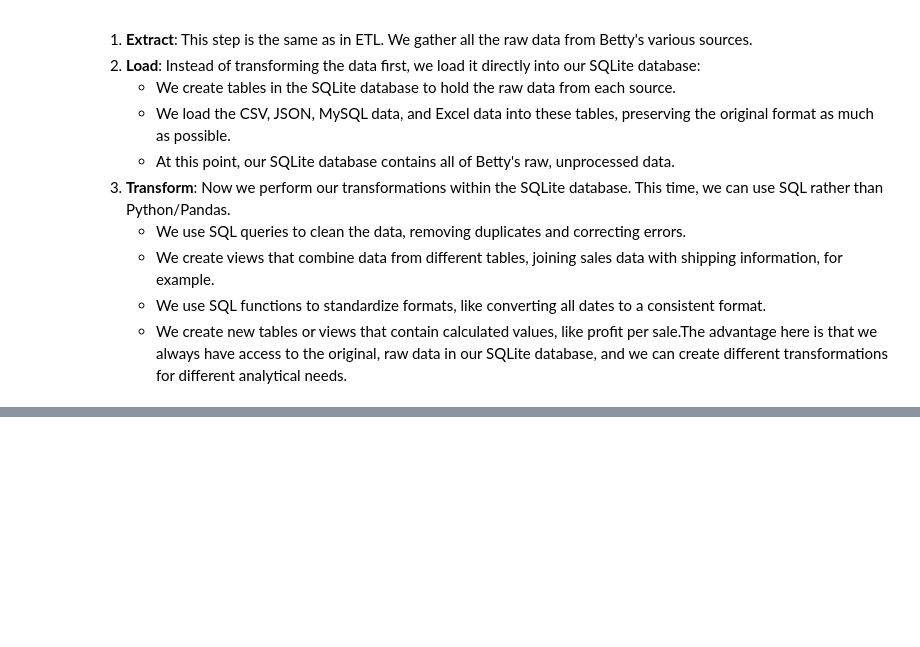
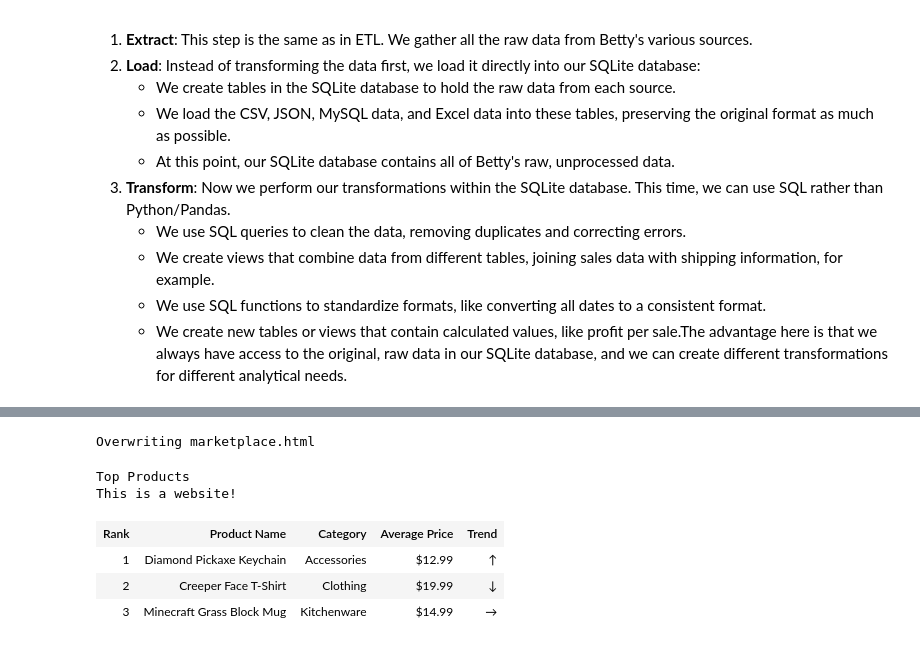
Before and after one commit to brendanpshea/database_sql, a Jupyter notebook: DataScience_03_MinecraftingOurData.ipynb, the cells around one changed output, grey strips where cells are left out. Cells and saved outputs as stored; diff of their text form; code cells hidden in the pictures; blank space fills up the shorter version.

```diff
--- a/DataScience_03_MinecraftingOurData.ipynb
+++ b/DataScience_03_MinecraftingOurData.ipynb
@@ -175,0 +242,48 @@ Both ETL and ELT are valuable approaches in data integration. As we progress in
+# %%
+%%writefile marketplace.html
+<h1>Top Products</h1>
+This is a website!
+<table id="top-products">
+  <tr>
+    <th>Rank</th>
+    <th>Product Name</th>
+    <th>Category</th>
+    <th>Average Price</th>
+    <th>Trend</th>
+  </tr>
+  <tr>
+    <td>1</td>
+    <td>Diamond Pickaxe Keychain</td>
+    <td>Accessories</td>
+    <td>$12.99</td>
+    <td>↑</td>
+  </tr>
+  <tr>
+    <td>2</td>
+    <td>Creeper Face T-Shirt</td>
+    <td>Clothing</td>
+    <td>$19.99</td>
+    <td>↓</td>
+  </tr>
+  <tr>
+    <td>3</td>
+    <td>Minecraft Grass Block Mug</td>
+    <td>Kitchenware</td>
+    <td>$14.99</td>
+    <td>→</td>
+  </tr>
+  <!-- More rows... -->
+</table>
+# %% [output]
+Overwriting marketplace.html
+# %%
+# view website
+from IPython.display import HTML
+HTML(filename='marketplace.html')
+# %% [output]
+Top Products
+This is a website!
+| Rank | Product Name | Category | Average Price | Trend |
+| 1 | Diamond Pickaxe Keychain | Accessories | $12.99 | ↑ |
+| 2 | Creeper Face T-Shirt | Clothing | $19.99 | ↓ |
+| 3 | Minecraft Grass Block Mug | Kitchenware | $14.99 | → |
```
Also changed, not shown: parts of 10 cells of this notebook.
